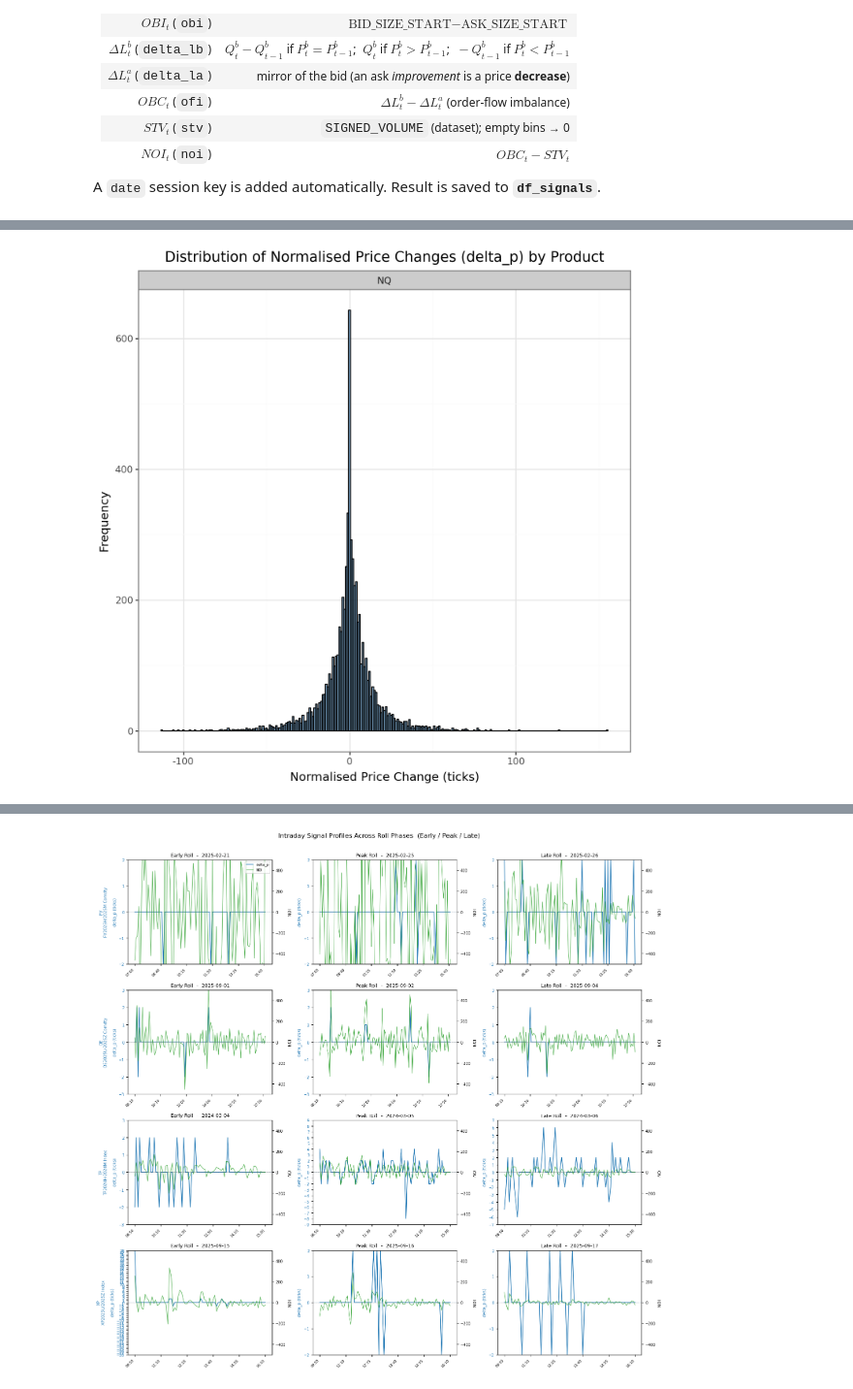
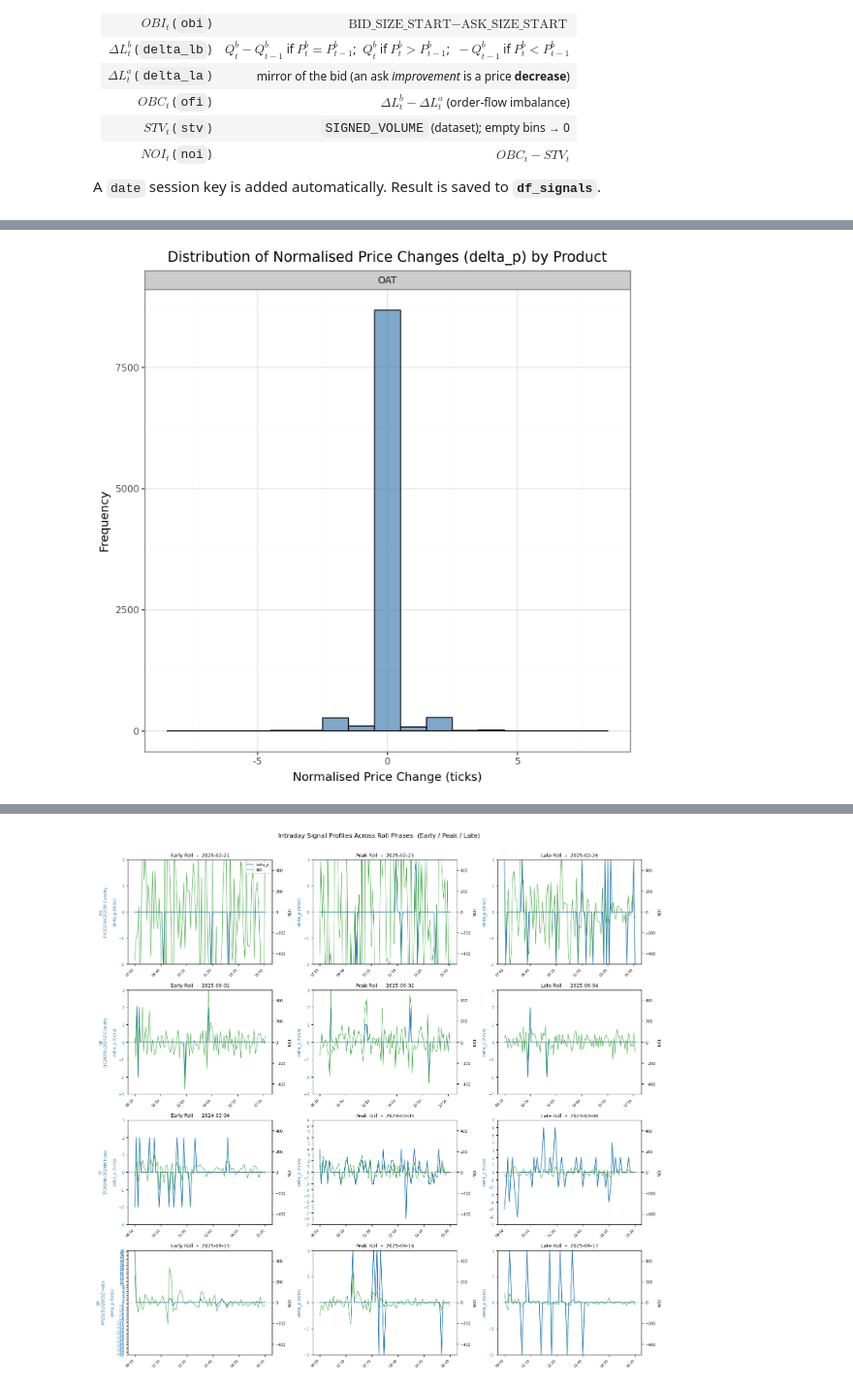
Before and after one commit to qe-internship-wjw/ip1, a Jupyter notebook: notebooks/01_ob_signals_calendar_spread.ipynb, the cells around one changed output, grey strips where cells are left out. Shown at 97% size. Saved outputs shown, nothing was run; the diff lists cells and outputs as text; code cells hidden in the pictures.

```diff
--- a/notebooks/01_ob_signals_calendar_spread.ipynb
+++ b/notebooks/01_ob_signals_calendar_spread.ipynb
@@ -536,16 +629,16 @@ Percentage of zeros: shape: (18, 3)
 # %%
 # graph of marginal distribution of delta_p for NQ and OAT
 (
-    ggplot(df_signals.filter(pl.col("bbg_code").is_in(["NQ"])), aes(x='delta_p')) +
+    ggplot(df_signals.filter(pl.col("bbg_code").is_in(["OAT"])), aes(x='delta_p')) +
     geom_histogram(binwidth=1, fill='steelblue', color='black', alpha=0.7) +
     facet_wrap('~bbg_code', nrow=1) +
     labs(
         title='Distribution of Normalised Price Changes (delta_p) by Product',
         x='Normalised Price Change (ticks)',
         y='Frequency',
     ) +
     theme_bw(base_size=11) +
     theme(figure_size=(7, 7))
 )
 # %% [output]
-[figure, old version]
+[figure, new version]
```
Also changed, not shown: parts of 9 cells of this notebook, 1 other file.
